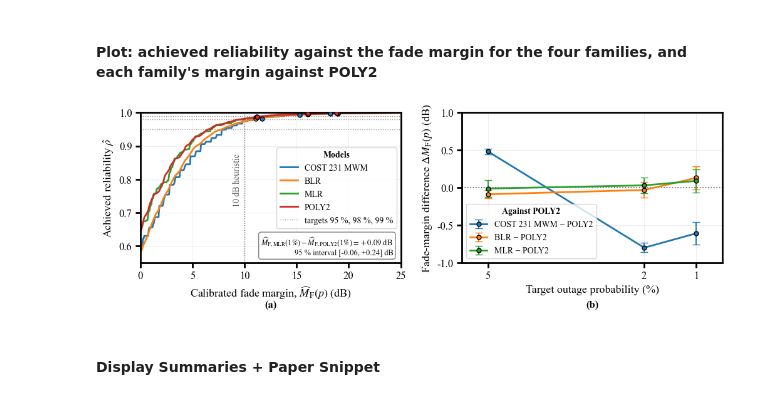
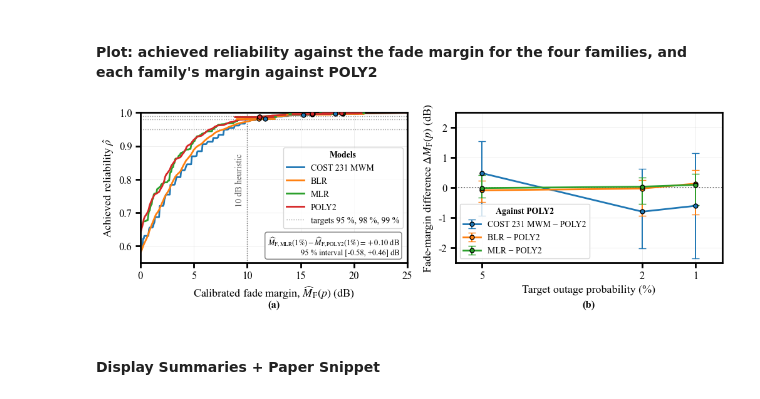
Before and after one commit to nahshonmokua/LoRaWAN-Indoor-PL-parametrics, a Jupyter notebook: 06_FADE MARGIN ANALYSIS.ipynb, the cells around one changed output. Cells and saved outputs as stored; diff of their text form; code cells hidden in the pictures.

```diff
--- a/06_FADE MARGIN ANALYSIS.ipynb
+++ b/06_FADE MARGIN ANALYSIS.ipynb
@@ -60,7 +62,7 @@ CANDIDATE_OOF_FILES = {
 
 # Column detection candidates
 TIME_COL_CANDS   = ["timestamp","ts","time","datetime","DateTime","TIME"]
-DEVICE_COL_CANDS = ["device","Device","ed","ED","node","Node"]
+DEVICE_COL_CANDS = ["device_id", "device", "Device", "ed", "ED", "node", "Node"]
 RESID_COL_CANDS  = ["resid_db", "residuals", "resid", "error", "epsilon"]
 
 def _first_existing(paths):
@@ -96,12 +98,14 @@ def _time_sort(df):
 oof_residuals = {}     # fam -> np.array
 test_residuals = {}    # fam -> np.array
 oof_devices   = {}     # fam -> device array or None
+oof_times     = {}     # fam -> packet times
 test_devices  = {}     # fam -> device array or None
 model_tags    = {}     # fam -> best tag from 'model' column if present
 
 for fam, candidates in CANDIDATE_OOF_FILES.items():
     oof_path = _first_existing(candidates)
     df_oof = _time_sort(pd.read_csv(oof_path))
+    oof_times[fam] = pd.to_datetime(df_oof[_find_col(df_oof, TIME_COL_CANDS)]).to_numpy()
     res_col = _pick_residual_col(df_oof)
     eps_oof = df_oof[res_col].astype(float).to_numpy()
     oof_residuals[fam] = eps_oof
@@ -443,10 +343,14 @@ def fm_with_uncertainty(eps, p, tail, block_len, B=5000, random_state=RANDOM_STA
 # %% [markdown]
 #### Calibrate on OOF + Load Test Residuals
 # %%
+# Block length of the moving-block bootstrap (within each link): the batch-means diagnostic of residual_distribution.block_rows,
+# the shortest length at which the variance of the exceedance rate has levelled off for every target; shown per family.
 rows = []
 for fam, eps in oof_residuals.items():
-    block_len = choose_block_len_acf_cluster(eps, oof_devices.get(fam))   # dependence-aware block length (per device)
-    tail = mixture_tail(eps, P_GRID, block_len, cluster=oof_devices.get(fam), B=5000)
+    block_len, block, batch = block_rows(eps, oof_times[fam], oof_devices[fam], P_GRID)
+    print(f"[{fam}] block {block} = {block_len:,} rows of one link; variance of the block exceedance rate x block length, summed over links:")
+    display(batch.round(2))
+    tail = mixture_tail(eps, P_GRID, block_len, cluster=oof_devices[fam], B=5000)
     for p in P_GRID:
         out = fm_with_uncertainty(eps, p, tail[p], block_len, B=5000,
                                   random_state=RANDOM_STATE, cluster=oof_devices.get(fam))
@@ -463,5 +367,6 @@ display_cols = [
 ]
 
 display(fm_table[display_cols].round(3).sort_values(["model","p"]))
-fm_table.to_csv(f"{OOF_DIR}/fade_margins.csv", index=False)   # the bootstraps are the slow part; keep their result next to the residual files
+fm_table.drop(columns="boot_sel").to_csv(f"{OOF_DIR}/fade_margins.csv", index=False)   # the bootstraps are the slow part; keep their result next to the residual files
+np.savez_compressed(f"{OOF_DIR}/fade_margin_bootstrap.npz", **{f"{r.model}_{100 * (1 - r.p):g}": r.boot_sel for r in fm_table.itertuples()})
 # %% [output]
@@ -534,9 +479,9 @@ validation_df.to_csv(f"{OOF_DIR}/fade_margin_validation.csv", index=False)
 #     three targets are drawn where they land on the hold-out curve: x is the margin with its 95 % interval, y the reliability
 #     it achieves. The dotted horizontals are the targets, so the gap between a marker and its target is the over- or
 #     under-coverage.
-# (b) Each family's margin minus the POLY2 margin at each target. The two margins come from independent bootstraps, so the
-#     95 % interval of the difference uses the root sum of squares of the two standard errors, each taken as the half-width
-#     of its 95 % interval divided by 1.96.
+# (b) Each family's margin minus the POLY2 margin at each target. Every bootstrap draws the same blocks (one seed, the same
+#     rows and block length for every family and estimator), so the difference is paired and its 95 % interval is the
+#     percentile interval of the differences of the replicates.
 FAMILIES = {"COST231": "COST 231 MWM", "BLR": "BLR", "MLR": "MLR", "POLY2": "POLY2"}
 REFERENCE = "POLY2"
 targets = sorted(P_GRID, reverse=True)
@@ -545,16 +490,19 @@ def reliability_curve(eps, grid):
     eps = np.sort(np.asarray(eps, float))
     return np.searchsorted(eps, grid, side="right") / eps.size
 
-def margin_and_se(fam, p):
+def selected(fam, p):
     r = fm_table[(fm_table["model"] == fam) & np.isclose(fm_table["p"], p)].iloc[0]
-    return float(r["fm_sel"]), float(r["fm_sel_hi"] - r["fm_sel_lo"]) / (2 * 1.96)
+    return float(r["fm_sel"]), np.asarray(r["boot_sel"], float)
+
+def paired_difference(fam, p):
+    (m, boot), (m_ref, boot_ref) = selected(fam, p), selected(REFERENCE, p)
+    lo, hi = np.quantile(boot - boot_ref, [0.025, 0.975])
+    return m - m_ref, float(lo), float(hi)
 
 fm_max = 5 * np.ceil(max(np.percentile(eps, 99.9) for eps in test_residuals.values()) / 5)
 grid = np.linspace(0.0, fm_max, 400)
 curves = {fam: reliability_curve(test_residuals[fam], grid) for fam in FAMILIES if fam in test_residuals}
-diffs = pd.DataFrame([{"family": fam, "p": p,
-                       "diff": margin_and_se(fam, p)[0] - margin_and_se(REFERENCE, p)[0],
-                       "se": np.hypot(margin_and_se(fam, p)[1], margin_and_se(REFERENCE, p)[1])}
+diffs = pd.DataFrame([{"family": fam, "p": p, **dict(zip(("diff", "lo", "hi"), paired_difference(fam, p)))}
                       for fam in curves if fam != REFERENCE for p in targets])
 
 fig, (axA, axB) = plt.subplots(1, 2, figsize=(10.2, 3.6))
@@ -577,40 +525,40 @@ for fam in curves:
 d = diffs[(diffs["family"] == "MLR") & np.isclose(diffs["p"], 0.01)].iloc[0]
 axA.text(0.97, 0.04,
          rf"$\widehat{{M}}_{{\mathrm{{F}},\mathrm{{MLR}}}}(1\%) - \widehat{{M}}_{{\mathrm{{F}},\mathrm{{POLY2}}}}(1\%) = {d['diff']:+.2f}$ dB"
-         f"\n95 % interval [{d['diff'] - 1.96 * d['se']:+.2f}, {d['diff'] + 1.96 * d['se']:+.2f}] dB",
+         f"\n95 % interval [{d['lo']:+.2f}, {d['hi']:+.2f}] dB",
          transform=axA.transAxes, ha="right", va="bottom", fontsize=9, bbox=dict(boxstyle="round,pad=0.3", fc="white", ec="0.5"))
 axA.set_xlim(0, fm_max)
 axA.set_ylim(np.floor(20 * min(c[0] for c in curves.values())) / 20, 1.0)
 axA.set_xlabel(r"Calibrated fade margin, $\widehat{M}_{\mathrm{F}}(p)$ (dB)", fontsize=13)
 axA.set_ylabel(r"Achieved reliability $\hat{\rho}$", fontsize=13)
 axA.legend(title="Models", loc="center right", title_fontproperties={"weight": "bold"})
 
 for fam in curves:
     d = diffs[diffs["family"] == fam]
     if d.empty:
         continue
-    axB.errorbar(100 * d["p"], d["diff"], yerr=1.96 * d["se"], fmt="o-", markersize=5, color=colors[fam], markeredgecolor="black",
+    axB.errorbar(100 * d["p"], d["diff"], yerr=np.vstack([d["diff"] - d["lo"], d["hi"] - d["diff"]]), fmt="o-", markersize=5, color=colors[fam], markeredgecolor="black",
                  linewidth=2, elinewidth=1.4, capsize=4, label=f"{FAMILIES[fam]} − {FAMILIES[REFERENCE]}")
 axB.axhline(0, linestyle=":", linewidth=1.2, color="0.35", zorder=0)
-limit = max(1.0, np.ceil(2 * (diffs["diff"].abs() + 1.96 * diffs["se"]).max()) / 2)   # at least ±1 dB, never clipping an interval
+limit = max(1.0, np.ceil(2 * max(diffs["lo"].abs().max(), diffs["hi"].abs().max())) / 2)   # at least ±1 dB, never clipping an interval
 axB.set_ylim(-limit, limit)
 axB.set_xticks([100 * p for p in targets])
 axB.set_xlim(100 * max(targets) + 0.5, 100 * min(targets) - 0.5)
 axB.set_xlabel("Target outage probability (%)", fontsize=13)
 axB.set_ylabel(r"Fade-margin difference $\Delta M_{\mathrm{F}}(p)$ (dB)", fontsize=13)
 axB.legend(title="Against POLY2", loc="lower left", title_fontproperties={"weight": "bold"})
 
 for ax, tag in ((axA, "(a)"), (axB, "(b)")):
     ax.grid(True, linewidth=0.5, alpha=0.3)
     ax.tick_params(axis="both", labelsize=12, width=2, length=6)
     for spine in ax.spines.values():
         spine.set_linewidth(2)
     ax.text(0.5, -0.25, tag, transform=ax.transAxes, ha="center", va="top", fontsize=12, fontweight="bold")
 plt.tight_layout()
 plt.savefig("Data+Files+Plots+etc/rho_fm_with_delta_savings.png", dpi=300)
 plt.show()
 # %% [output]
-[figure, old version]
+[figure, new version]
 # %% [markdown]
 #### Display Summaries + Paper Snippet
 # %%
```
Also changed, not shown: parts of 5 cells of this notebook.
